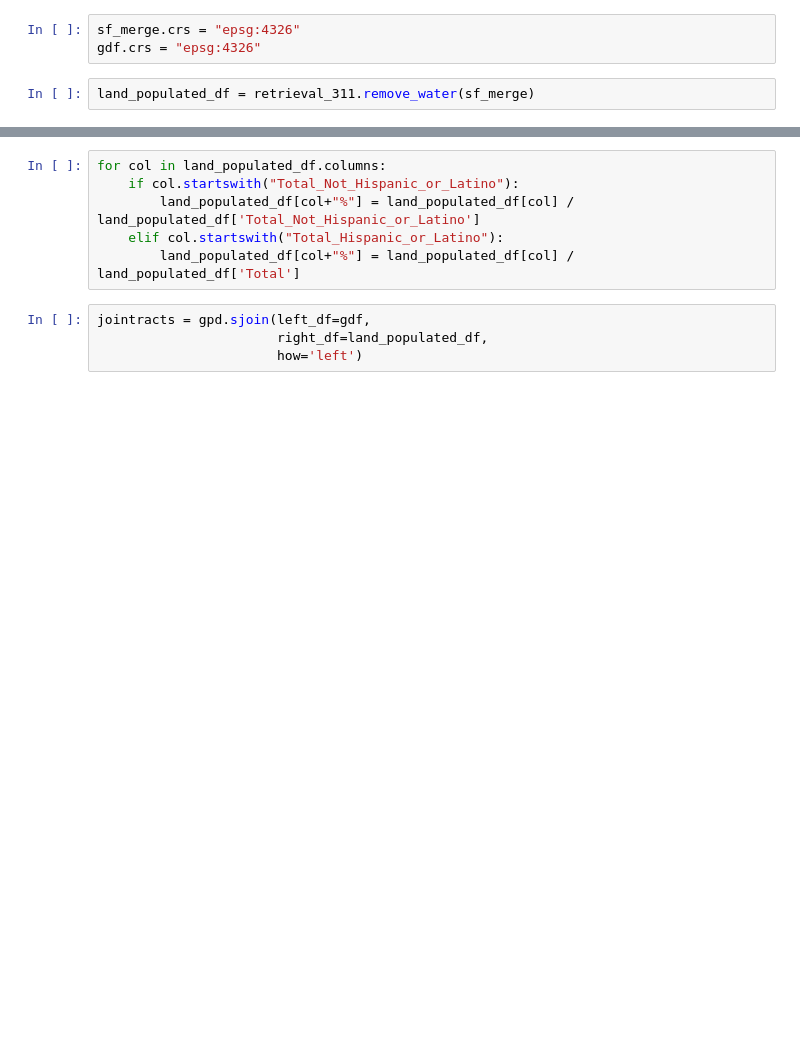
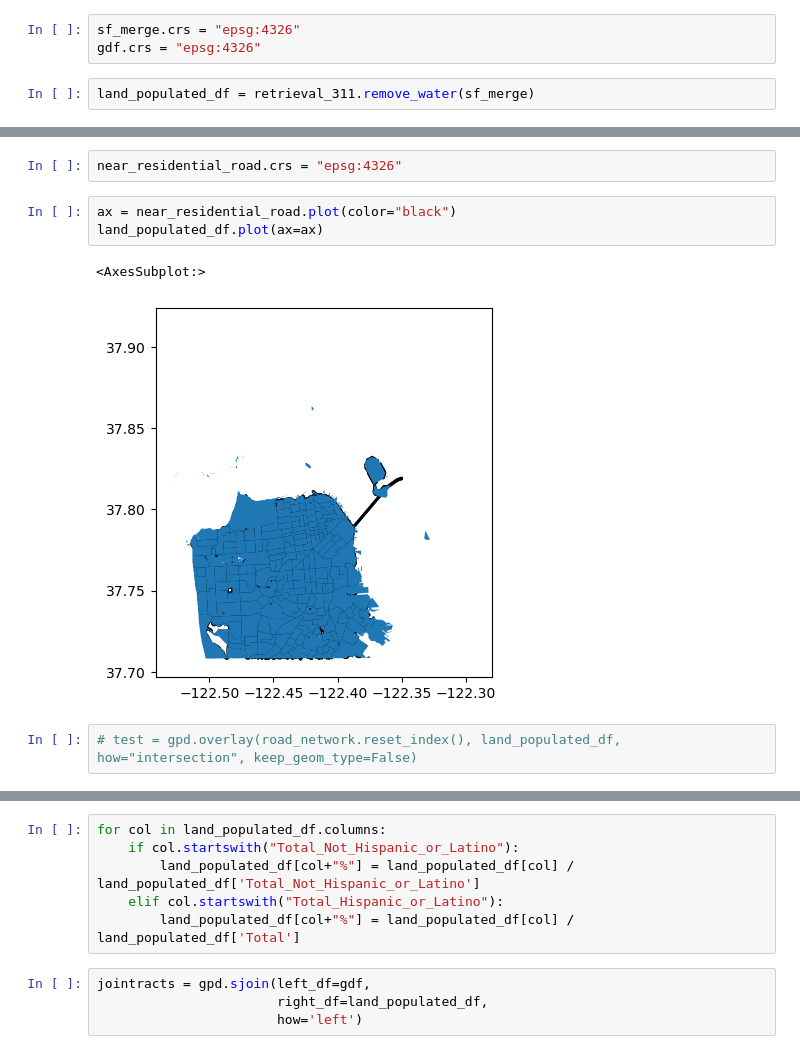
Before and after one commit to peter-amerkhanian/San-Francisco-Service-Analysis, a Jupyter notebook: peter_census_sandbox.ipynb, the cells around one changed output, grey strips where cells are left out. Cells and saved outputs as stored; diff of their text form; blank space fills up the shorter version.

```diff
--- a/peter_census_sandbox.ipynb
+++ b/peter_census_sandbox.ipynb
@@ -41,0 +66,10 @@ land_populated_df = retrieval_311.remove_water(sf_merge)
+# %%
+near_residential_road.crs = "epsg:4326"
+# %%
+ax = near_residential_road.plot(color="black")
+land_populated_df.plot(ax=ax)
+# %% [output]
+<AxesSubplot:>
+[figure, added]
+# %%
+# test = gpd.overlay(road_network.reset_index(), land_populated_df, how="intersection", keep_geom_type=False)
```
Also changed, not shown: parts of 37 cells of this notebook, 5 other files.
